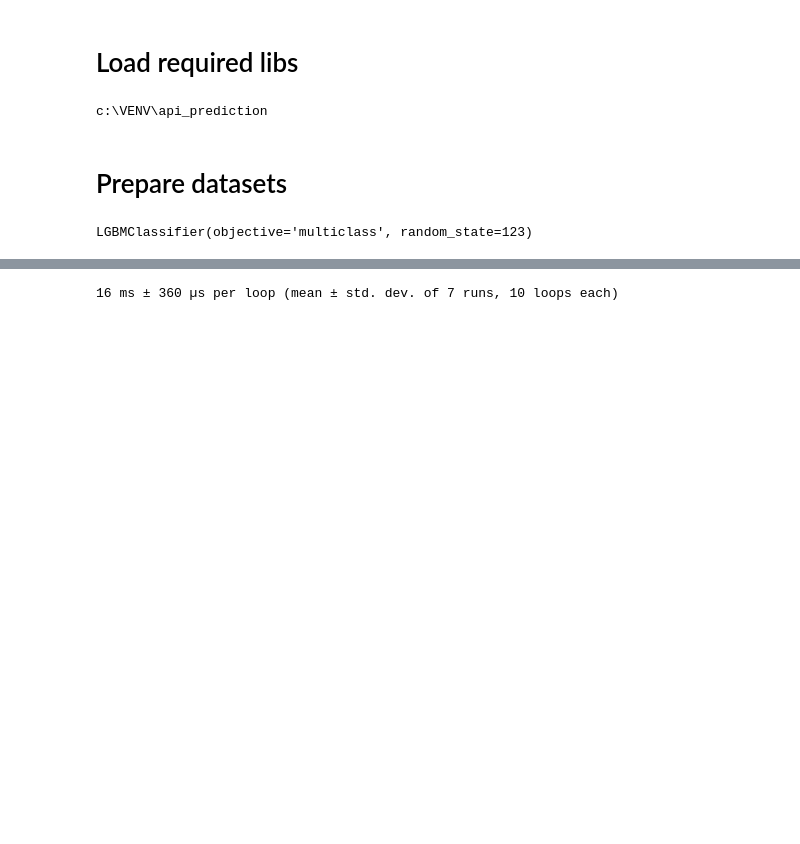
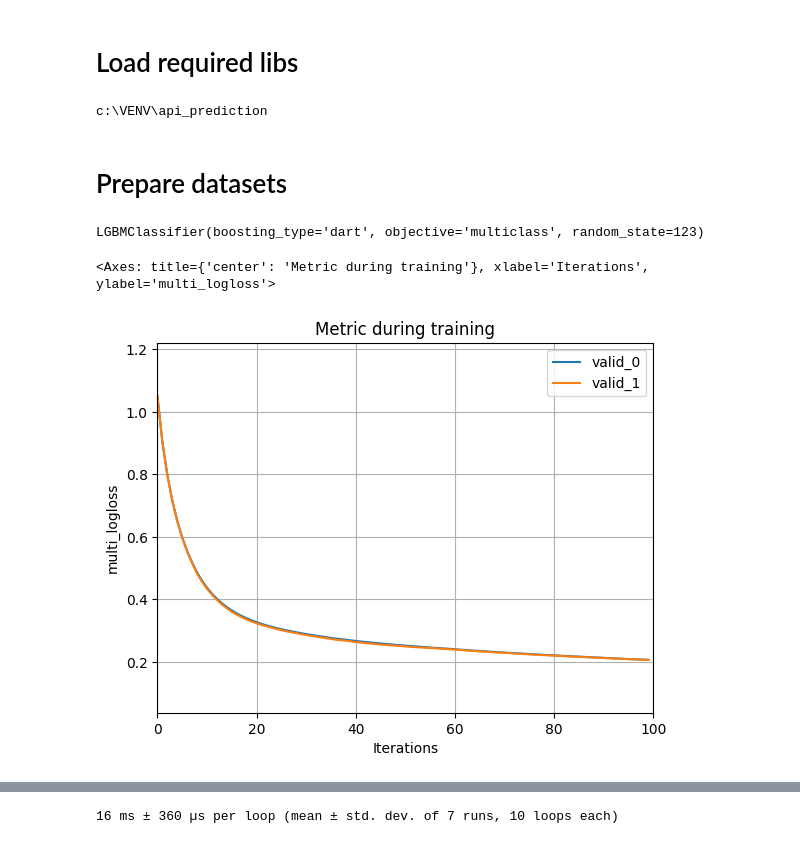
Before and after one commit to bkt92/bkt_mlops, a Jupyter notebook: notebooks/tune_phase3_2.ipynb, the cells around one changed output, grey strips where cells are left out. Drawn from its saved outputs; the diff is of its cells as text; code cells hidden in the pictures; blank space fills up the shorter version.

Commit message:
update model phase 3

```diff
--- a/notebooks/tune_phase3_2.ipynb
+++ b/notebooks/tune_phase3_2.ipynb
@@ -44,14 +44,11 @@ import numpy as np
 import pickle
 
 training_data = pd.read_parquet(prob_config.raw_data_path)
+training_data = training_data.drop_duplicates()
 
 training_data, category_index = RawDataProcessor.build_category_features(
             training_data, prob_config.categorical_cols
         )
 
-target_col = prob_config.target_col
-train_x0 = training_data.drop([target_col], axis=1)
-train_y0 = training_data[[target_col]]
-
 with open(prob_config.category_index_path, "wb") as f:
     pickle.dump(category_index, f)
@@ -58,5 +61,10 @@ with open(prob_config.category_index_path, "wb") as f:
 # %%
 from sklearn.model_selection import train_test_split
+
+training_data.drop_duplicates(subset=prob_config.feature_cols, keep=False, inplace=True)
+target_col = prob_config.target_col
+train_x0 = training_data.drop([target_col], axis=1)
+train_y0 = training_data[[target_col]]
 
 train, dev = train_test_split(training_data, test_size=0.1, random_state=123)
 
@@ -67,8 +75,15 @@ test_y = dev[[target_col]]
 # %%
 from lightgbm import LGBMClassifier
 
-#eval_set = [(train_x, train_y), (test_x, test_y)]
-model0 = LGBMClassifier(objective="multiclass", random_state=123, n_estimators=100)
-model0.fit(train_x, train_y, verbose=False) #eval_set=eval_set,
+eval_set = [(train_x, train_y), (test_x, test_y)]
+model0 = LGBMClassifier(objective="multiclass", random_state=123, boosting_type='dart')
+model0.fit(train_x0, train_y0, verbose=False)#, eval_set=eval_set)
 # %% [output]
-LGBMClassifier(objective='multiclass', random_state=123)
+LGBMClassifier(boosting_type='dart', objective='multiclass', random_state=123)
+# %%
+import lightgbm as lgb
+
+lgb.plot_metric(model0)
+# %% [output]
+<Axes: title={'center': 'Metric during training'}, xlabel='Iterations', ylabel='multi_logloss'>
+[figure, added]
```
Also changed, not shown: parts of 10 cells of this notebook, 4 other files.
